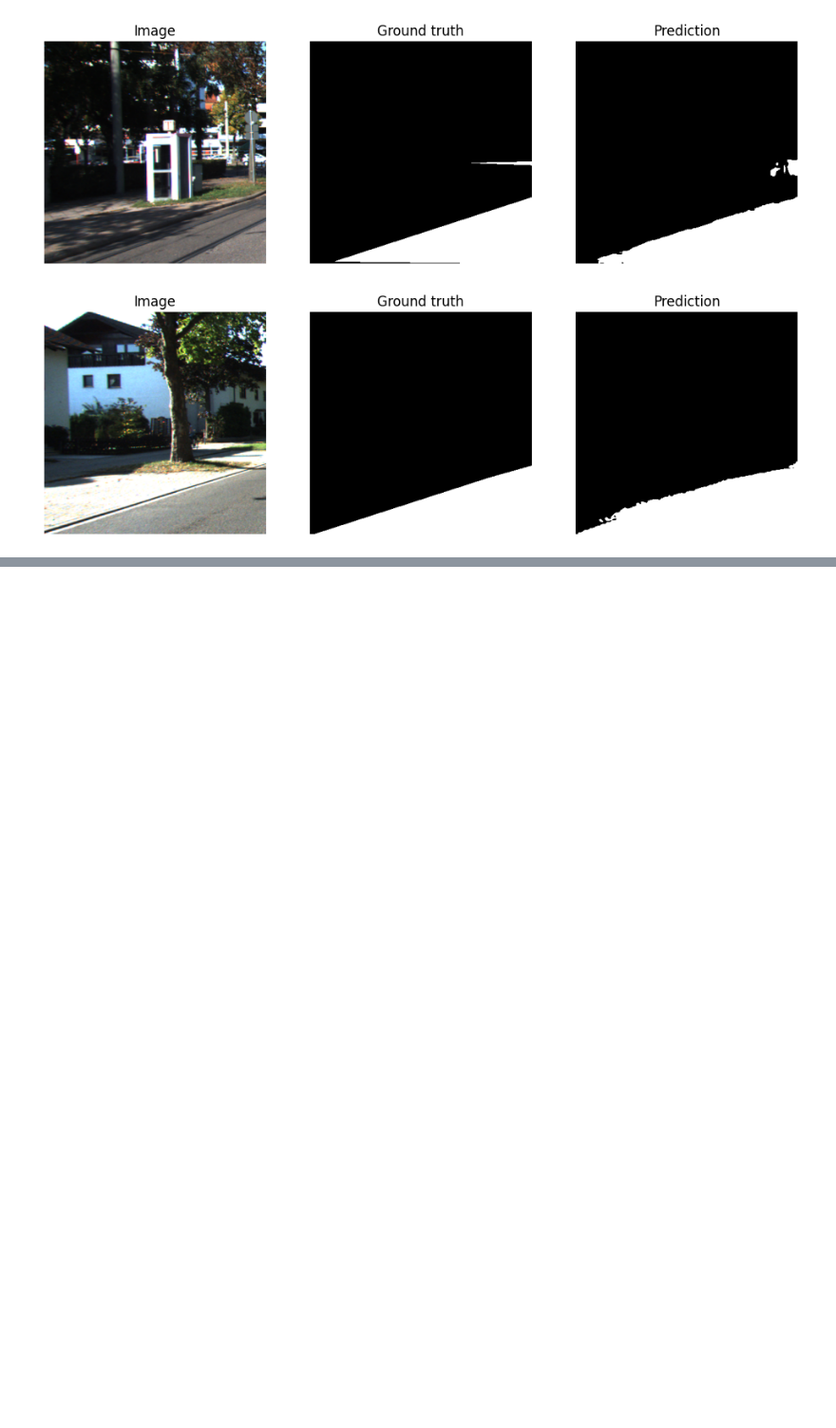
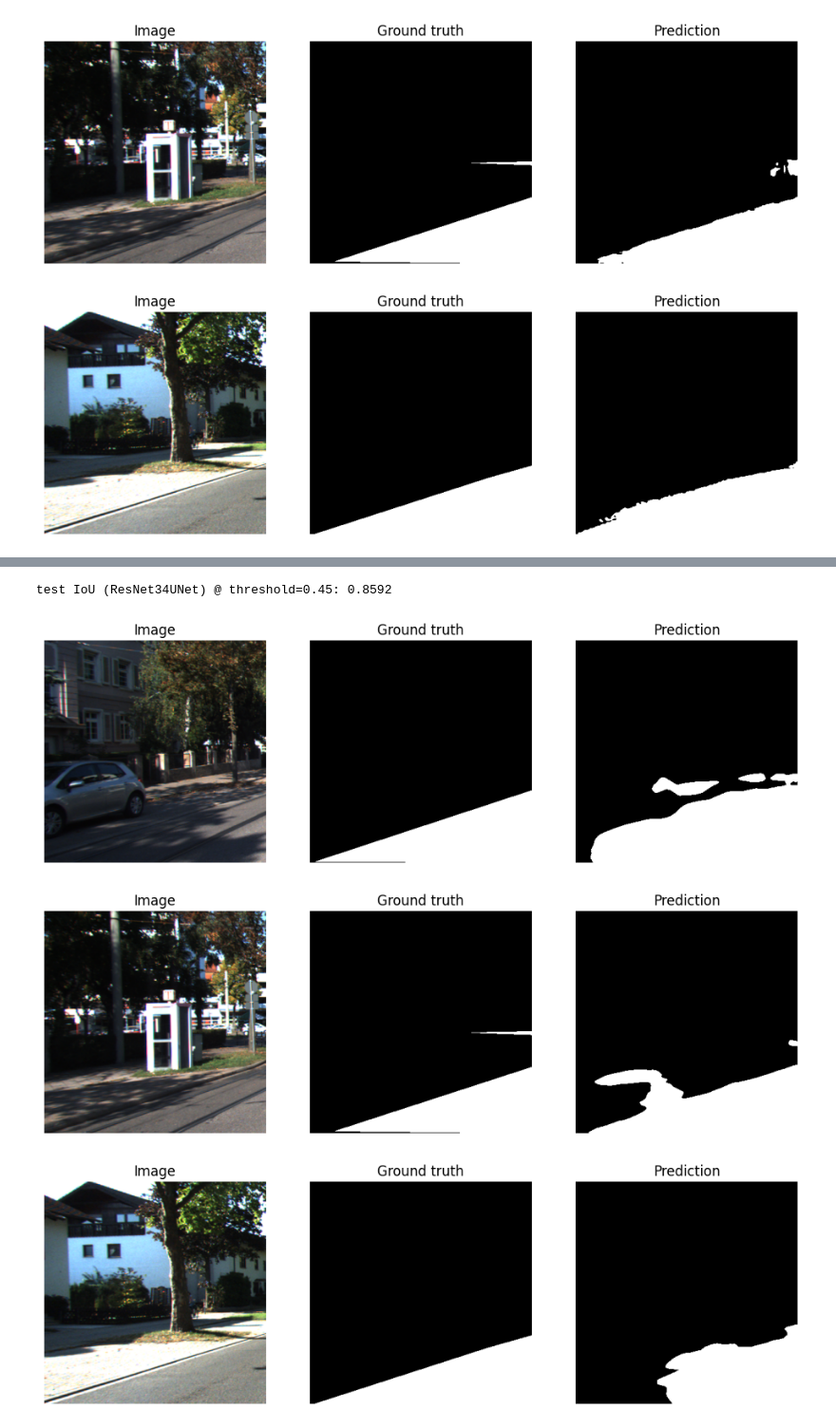
Before and after one commit to tkharisov7/deep_vision_and_graphics, a Jupyter notebook: homework03/homework-part1-segmentation.ipynb, the cells around one changed output, grey strips where cells are left out. Shown at 95% size. Drawn from its saved outputs; the diff is of its cells as text; code cells hidden in the pictures; blank space fills up the shorter version.

```diff
--- a/homework03/homework-part1-segmentation.ipynb
+++ b/homework03/homework-part1-segmentation.ipynb
@@ -595,0 +640,19 @@ visualize_predictions(model, test_loader)
+# %%
+PRETRAINED_CHECKPOINT_PATH = "checkpoints/resnet34_unet_road.pth"
+PRETRAINED_EPOCHS = 50
+PRETRAINED_LR = 3e-4
+PRETRAINED_WEIGHT_DECAY = 1e-4
+
+pretrained_model = ResNet34UNet().to(DEVICE)
+
+history_pretrained, best_val_iou_pretrained = fit(
+    pretrained_model,
+    train_loader,
+    val_loader,
+    epochs=PRETRAINED_EPOCHS,
+    lr=PRETRAINED_LR,
+    weight_decay=PRETRAINED_WEIGHT_DECAY,
+    save_path=PRETRAINED_CHECKPOINT_PATH,
+)
+
+print(f"best val IoU (ResNet34UNet): {best_val_iou_pretrained:.4f}")
@@ -595,0 +677,24 @@ visualize_predictions(model, test_loader)
+# %%
+THRESHOLD = 0.45
+CROP_SIZE = ORIGINAL_IMAGE_SIZE
+
+pretrained_model = ResNet34UNet().to(DEVICE)
+state_dict = torch.load(PRETRAINED_CHECKPOINT_PATH, map_location=DEVICE)
+pretrained_model.load_state_dict(state_dict)
+
+test_iou_pretrained = compute_iou_from_loader(
+    pretrained_model,
+    test_loader,
+    threshold=THRESHOLD,
+    crop_size=CROP_SIZE,
+)
+
+print(f"test IoU (ResNet34UNet) @ threshold={THRESHOLD:.2f}: {test_iou_pretrained:.4f}")
+# %% [output]
+test IoU (ResNet34UNet) @ threshold=0.45: 0.8592
+# %%
+visualize_predictions(pretrained_model, test_loader)
+# %% [output]
+[figure, added]
+[figure, added]
+[figure, added]
```
Also changed, not shown: parts of 6 cells of this notebook.
